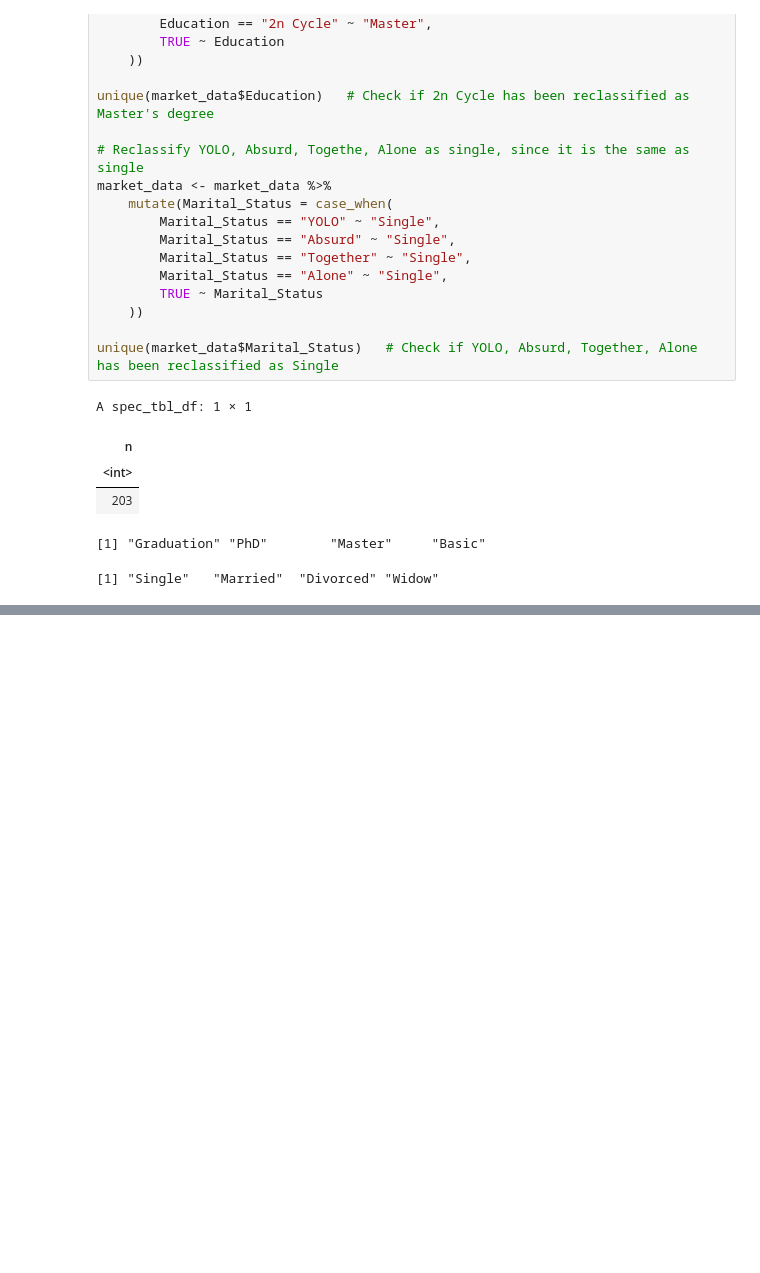
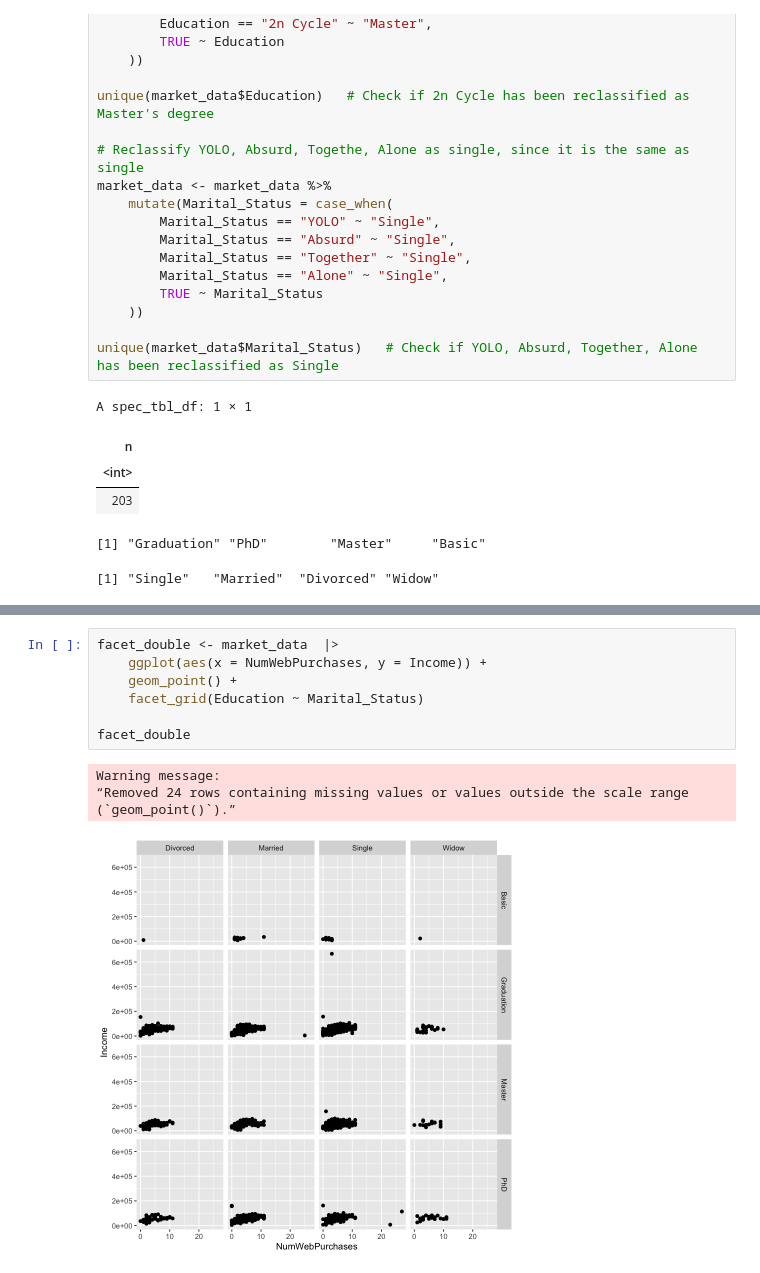
Before and after one commit to DrakenRaptor/STAT301_ProjectGrp26, a Jupyter notebook: Individual Assignment (Project).ipynb, the cells around one changed output, grey strips where cells are left out. Drawn from its saved outputs; the diff is of its cells as text; blank space fills up the shorter version.

```diff
--- a/Individual Assignment (Project).ipynb
+++ b/Individual Assignment (Project).ipynb
@@ -130,0 +147,12 @@ A spec_tbl_df: 1 × 1
+# %%
+facet_double <- market_data  |>
+    ggplot(aes(x = NumWebPurchases, y = Income)) +
+    geom_point() +
+    facet_grid(Education ~ Marital_Status)
+
+facet_double
+# %% [output]
+Warning message:
+“Removed 24 rows containing missing values or values outside the scale range
+(`geom_point()`).”
+[figure, added]
```
Also changed, not shown: parts of 3 cells of this notebook.
